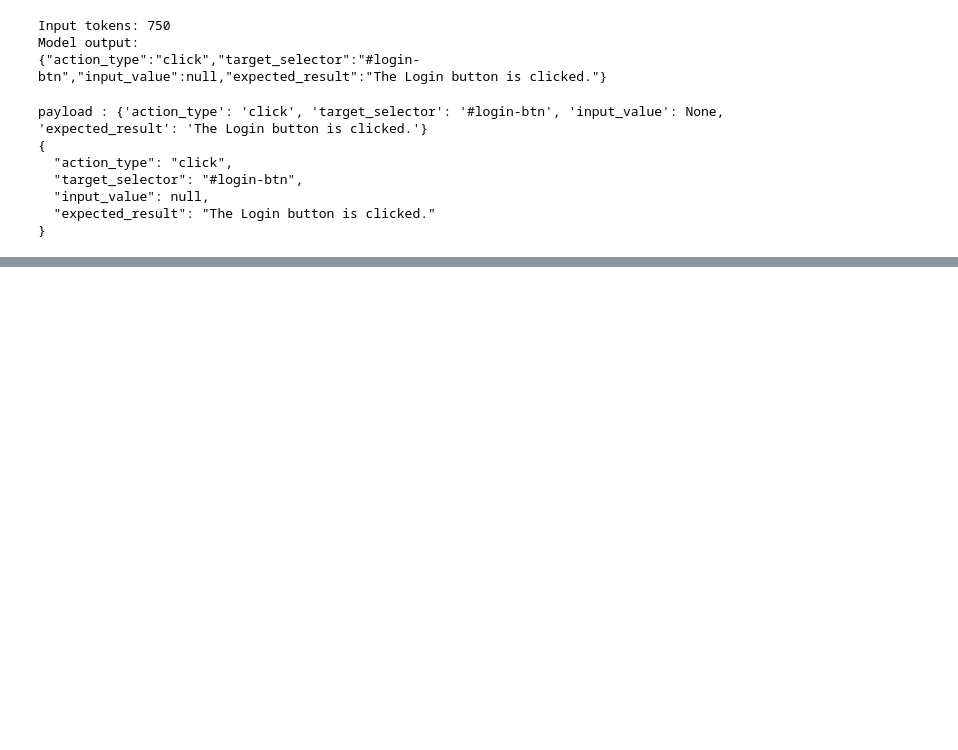
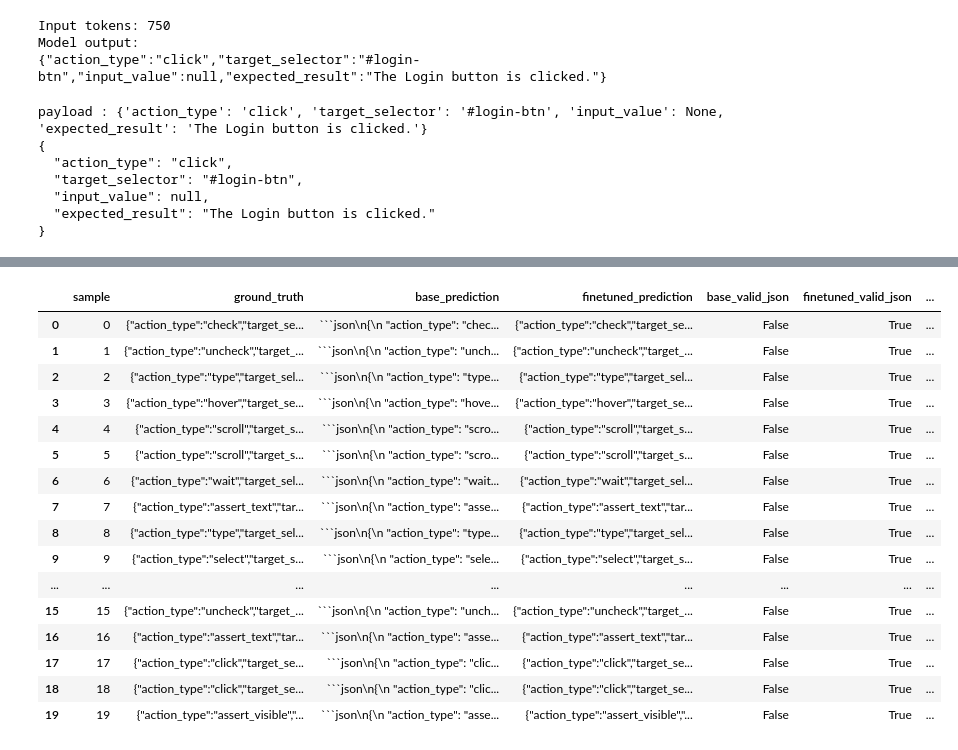
Before and after one commit to Subhash-Bayal/LLM_Finetunning, a Jupyter notebook: Untitled3.ipynb, the cells around one changed output, grey strips where cells are left out. Saved outputs shown, nothing was run; the diff lists cells and outputs as text; code cells hidden in the pictures; blank space fills up the shorter version.

````diff
--- a/Untitled3.ipynb
+++ b/Untitled3.ipynb
@@ -699,6 +706,7 @@ def load_sft_dataset(path: str | Path) -> Any:
 
 train_dataset = load_sft_dataset(TRAIN_JSONL)
 validation_dataset = load_sft_dataset(VALIDATION_JSONL)
+test_dataset = load_sft_dataset(TEST_JSONL)
 # %%
 print("Training rows:", len(train_dataset))
 print("Validation rows:", len(validation_dataset))
@@ -908,7 +916,7 @@ config = TrainingConfig(
 # %%
 ### Choose Full Run or Smoke Test
 
-smoke_test = True
+smoke_test = False
 
 def _smoke_test_config(config: TrainingConfig) -> TrainingConfig:
     return replace(
@@ -1572,0 +1672,4 @@ payload : {'action_type': 'click', 'target_selector': '#login-btn', 'input_value
+# %%
+from peft import PeftModel
+finetuned_model = PeftModel.from_pretrained(base_model,str(adapter_dir),)
+finetuned_model.eval()
@@ -1572,0 +1694,91 @@ payload : {'action_type': 'click', 'target_selector': '#login-btn', 'input_value
+# %%
+## finetunned model evaluation
+finetuned_predictions = []
+for i, example in enumerate(test_dataset):
+    prediction = generate_prediction(finetuned_model,example,)
+    finetuned_predictions.append(prediction)
+    print(
+        f"Fine-tuned model: {i + 1}/{len(test_dataset)}",
+        end="\r"
+    )
+# %%
+def extract_ground_truth(example):
+    """Extract assistant JSON from completion."""
+    return example["completion"][0]["content"].strip()
+
+
+def parse_json_safe(text):
+    """Return parsed JSON or None."""
+    try:
+        value = json.loads(text)
+        if isinstance(value, dict):
+            return value
+
+    except json.JSONDecodeError:
+        pass
+    return None
+
+
+def exact_json_match(prediction, ground_truth):
+    """Compare JSON semantically, ignoring key order."""
+    pred_json = parse_json_safe(prediction)
+    gt_json = parse_json_safe(ground_truth)
+    if pred_json is None or gt_json is None:
+        return False
+    return pred_json == gt_json
+
+
+results = []
+
+
+for i, example in enumerate(test_dataset):
+    ground_truth = extract_ground_truth(example)
+    base_prediction = base_predictions[i]
+    finetuned_prediction = finetuned_predictions[i]
+    ground_truth_json = parse_json_safe(ground_truth)
+    base_json = parse_json_safe(base_prediction)
+    finetuned_json = parse_json_safe(finetuned_prediction)
+    results.append(
+        {
+            "sample": i,
+            "ground_truth": ground_truth,
+            "base_prediction": base_prediction,
+            "finetuned_prediction": finetuned_prediction,
+            "base_valid_json": (base_json is not None),
+            "finetuned_valid_json":finetuned_json is not None,
+            "base_exact_match": (
+                exact_json_match(
+                    base_prediction,
+                    ground_truth,
+                )
+            ),
+            "finetuned_exact_match": (
+                exact_json_match(
+                    finetuned_prediction,
+                    ground_truth,
+                )
+            ),
+        }
+    )
+
+
+results_df = pd.DataFrame(results)
+results_df
+# %% [output]
+|  | sample | ground_truth | base_prediction | finetuned_prediction | base_valid_json | finetuned_valid_json | ... |
+| 0 | 0 | {"action_type":"check","target_se... | ```json\n{\n "action_type": "chec... | {"action_type":"check","target_se... | False | True | ... |
+| 1 | 1 | {"action_type":"uncheck","target_... | ```json\n{\n "action_type": "unch... | {"action_type":"uncheck","target_... | False | True | ... |
+| 2 | 2 | {"action_type":"type","target_sel... | ```json\n{\n "action_type": "type... | {"action_type":"type","target_sel... | False | True | ... |
+| 3 | 3 | {"action_type":"hover","target_se... | ```json\n{\n "action_type": "hove... | {"action_type":"hover","target_se... | False | True | ... |
+| 4 | 4 | {"action_type":"scroll","target_s... | ```json\n{\n "action_type": "scro... | {"action_type":"scroll","target_s... | False | True | ... |
+| 5 | 5 | {"action_type":"scroll","target_s... | ```json\n{\n "action_type": "scro... | {"action_type":"scroll","target_s... | False | True | ... |
+| 6 | 6 | {"action_type":"wait","target_sel... | ```json\n{\n "action_type": "wait... | {"action_type":"wait","target_sel... | False | True | ... |
+| 7 | 7 | {"action_type":"assert_text","tar... | ```json\n{\n "action_type": "asse... | {"action_type":"assert_text","tar... | False | True | ... |
+| 8 | 8 | {"action_type":"type","target_sel... | ```json\n{\n "action_type": "type... | {"action_type":"type","target_sel... | False | True | ... |
+| 9 | 9 | {"action_type":"select","target_s... | ```json\n{\n "action_type": "sele... | {"action_type":"select","target_s... | False | True | ... |
+| ... | ... | ... | ... | ... | ... | ... | ... |
+| 15 | 15 | {"action_type":"uncheck","target_... | ```json\n{\n "action_type": "unch... | {"action_type":"uncheck","target_... | False | True | ... |
+| 16 | 16 | {"action_type":"assert_text","tar... | ```json\n{\n "action_type": "asse... | {"action_type":"assert_text","tar... | False | True | ... |
+| 17 | 17 | {"action_type":"click","target_se... | ```json\n{\n "action_type": "clic... | {"action_type":"click","target_se... | False | True | ... |
+| 18 | 18 | {"action_type":"click","target_se... | ```json\n{\n "action_type": "clic... | {"action_type":"click","target_se... | False | True | ... |
+| 19 | 19 | {"action_type":"assert_visible","... | ```json\n{\n "action_type": "asse... | {"action_type":"assert_visible","... | False | True | ... |
````
Also changed, not shown: parts of 14 cells of this notebook.
